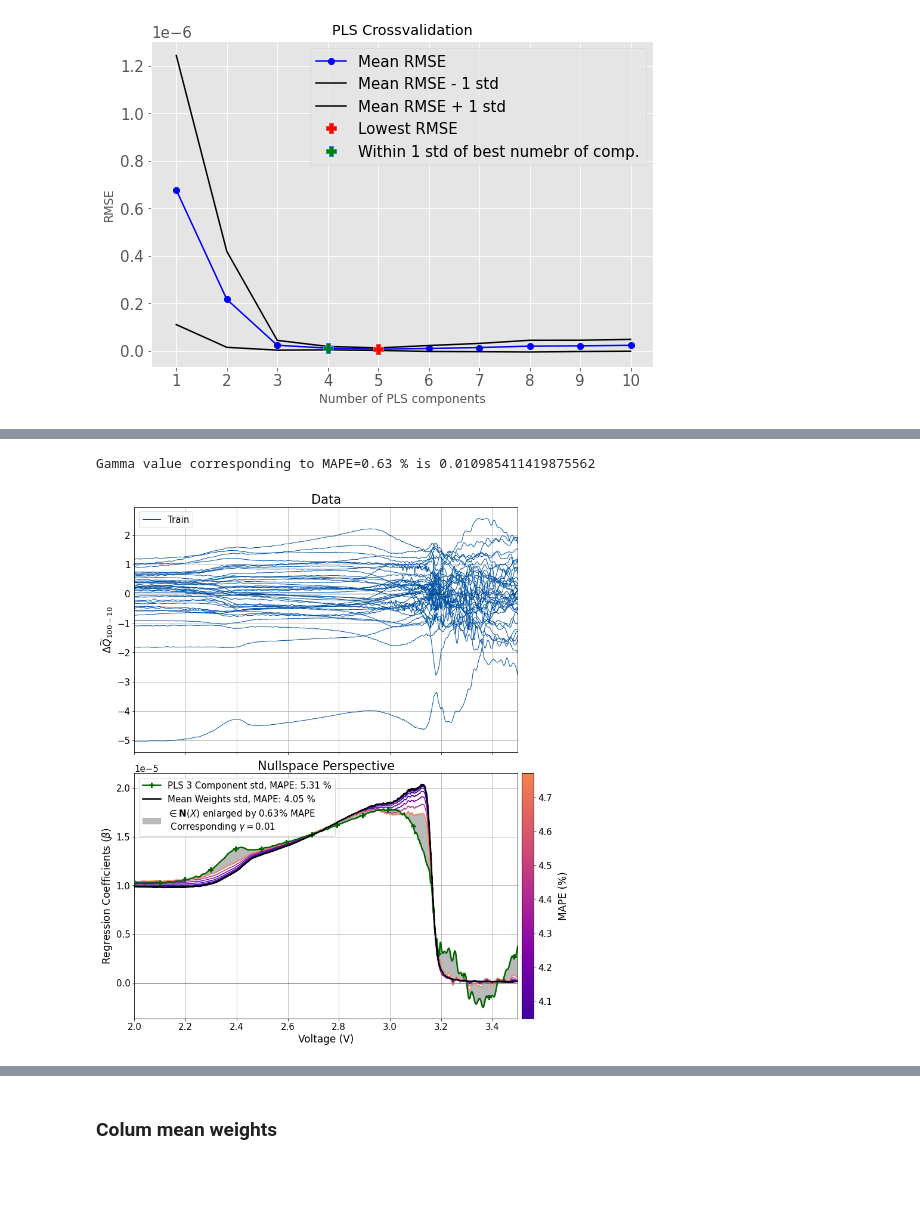
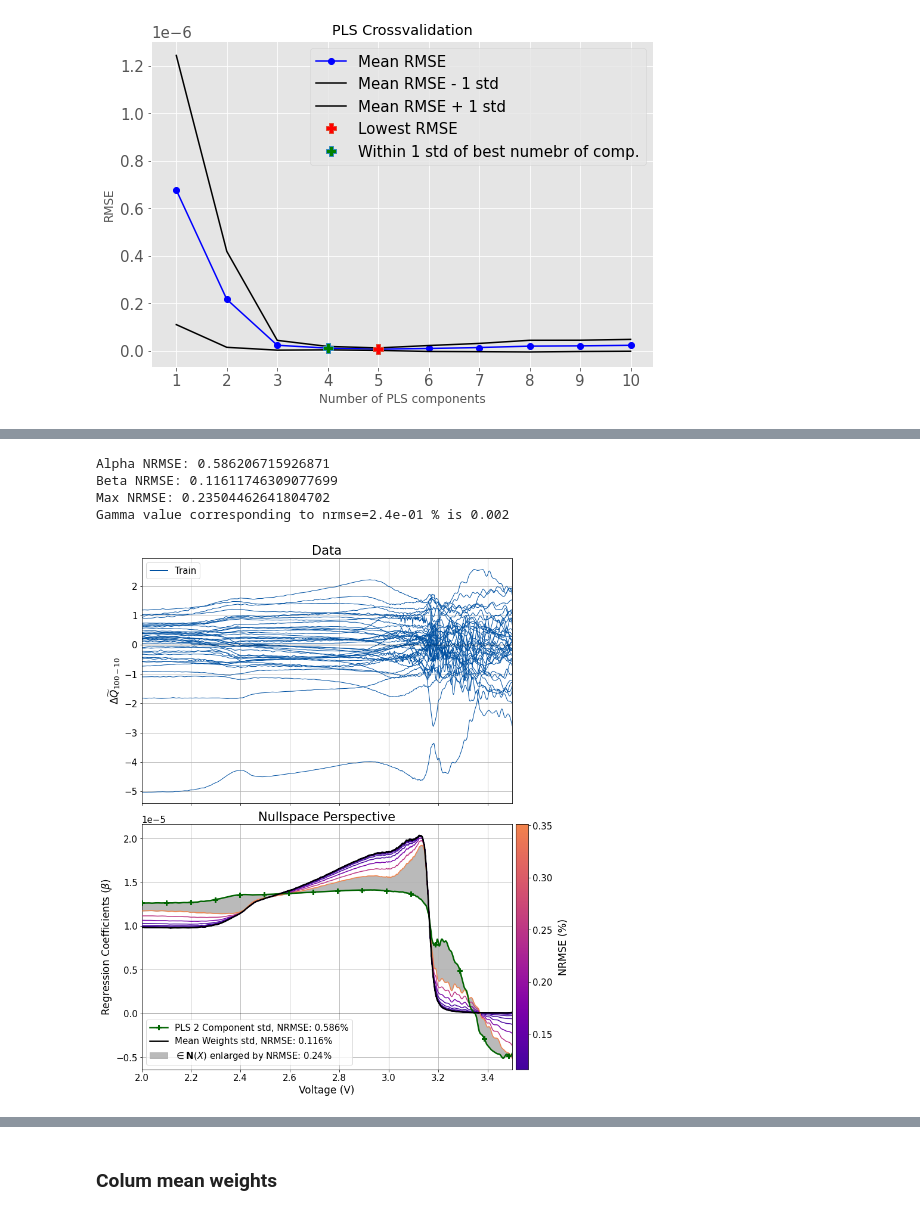
Before and after one commit to JoachimSchaeffer/HDRegAnalytics, a Jupyter notebook: nullspace_methodolody_exmaples.ipynb, the cells around one changed output, grey strips where cells are left out. Cells and saved outputs as stored; diff of their text form; code cells hidden in the pictures; blank space fills up the shorter version.

Commit message:
Nullspace Plots finalized

```diff
--- a/nullspace_methodolody_exmaples.ipynb
+++ b/nullspace_methodolody_exmaples.ipynb
@@ -223,7 +281,7 @@ optimise_pls_cv(data_lfp_mean.X_, data_lfp_mean.y_, max_comps=10, plot_component
 nulls_lfp, fig, ax = nulls_lfp.nullspace_correction(
     key_alpha ='PLS 1 Comp.', w_alpha_name='PLS 1 Comp.',
     w_beta = mean_reg_coef_lfp, w_beta_name='Mean Weights', std=False,
-    plot_results=True, save_plot=0, max_mape=-0.5)
+    plot_results=True, save_plot=0, max_nrmse=-0.5)
 
 ax[0].set_ylabel(r'$\Delta \widetilde{Q}_{100-10}$')
 ax[1].set_xlabel('Voltage (V)')
@@ -237,8 +298,8 @@ Gamma value corresponding to MAPE=4.34 % is 16.768329368110084
 # %%
-nulls_lfp, fig1, ax1 = nulls_lfp.nullspace_correction(
+nulls_lfp, fig, ax = nulls_lfp.nullspace_correction(
     key_alpha ='PLS 1 Comp.', w_alpha_name='PLS 1 Comp.',
     w_beta = mean_reg_coef_lfp, w_beta_name='Mean Weights', std=False,
-    plot_results=True, save_plot=0, max_mape=-0.1)
+    plot_results=True, save_plot=0, max_nrmse=0.08)
 
 ax[0].set_ylabel(r'$\Delta \widetilde{Q}_{100-10}$')
 ax[1].set_xlabel('Voltage (V)')
@@ -253,7 +317,7 @@ Gamma value corresponding to MAPE=0.87 % is 245.85019321225874
 nulls_lfp, fig, ax = nulls_lfp.nullspace_correction(
     key_alpha ='PLS 3 Comp.', w_alpha_name='PLS 3 Comp.',
     w_beta = mean_reg_coef_lfp, w_beta_name='Mean Weights', std=False,
-    plot_results=True, save_plot=0)
+    plot_results=True, save_plot=0, max_nrmse=0.01)
 
 
 ax[0].set_ylabel(r'$\Delta \widetilde{Q}_{100-10}$')
@@ -272,10 +339,12 @@ if extra_plots:
 nulls_lfp, fig, ax = nulls_lfp.nullspace_correction(
     key_alpha = 'PLS 1 Comp.', w_alpha_name='PLS 1 Component',
     w_beta = mean_reg_coef_lfp, w_beta_name='Mean Weights', std=True,
-    plot_results=True, save_plot=0, max_mape=-0.25)
+    plot_results=True, save_plot=0, max_nrmse=-0.25)
 
 ax[0].set_ylabel(r'$\Delta \widetilde{Q}_{100-10}$')
 ax[1].set_xlabel('Voltage (V)')
+ax[1].legend(loc=3)
+
 plt.show()
 if save_plots:
     fig.savefig(save_plot_path + 'LFP_example_std_1PLS_mean.pdf')
@@ -285,17 +357,22 @@ Gamma value corresponding to MAPE=7.02 % is 0.0020235896477251557
 # %%
 nulls_lfp, fig, ax = nulls_lfp.nullspace_correction(
-    key_alpha = 'PLS 3 Comp.', w_alpha_name='PLS 3 Component',
+    key_alpha = 'PLS 2 Comp.', w_alpha_name='PLS 2 Component',
     w_beta = mean_reg_coef_lfp, w_beta_name='Mean Weights', std=True,
     plot_results=True, save_plot=0)
 
 ax[0].set_ylabel(r'$\Delta \widetilde{Q}_{100-10}$')
 ax[1].set_xlabel('Voltage (V)')
+ax[1].legend(loc=3)
+
 plt.show()
 if save_plots:
     fig.savefig(save_plot_path + 'LFP_example_std_3PLS_mean.pdf')
 # %% [output]
-Gamma value corresponding to MAPE=0.63 % is 0.010985411419875562
+Alpha NRMSE: 0.586206715926871
+Beta NRMSE: 0.11611746309077699
+Max NRMSE: 0.23504462641804702
+Gamma value corresponding to nrmse=2.4e-01 % is 0.002
-[figure, old version]
+[figure, new version]
 # %%
 nulls_lfp, fig, ax = nulls_lfp.nullspace_correction(
     key_alpha = 'PLS 4 Comp.', w_alpha_name='PLS 4 Component',
```
Also changed, not shown: parts of 16 cells of this notebook, 37 other files.
